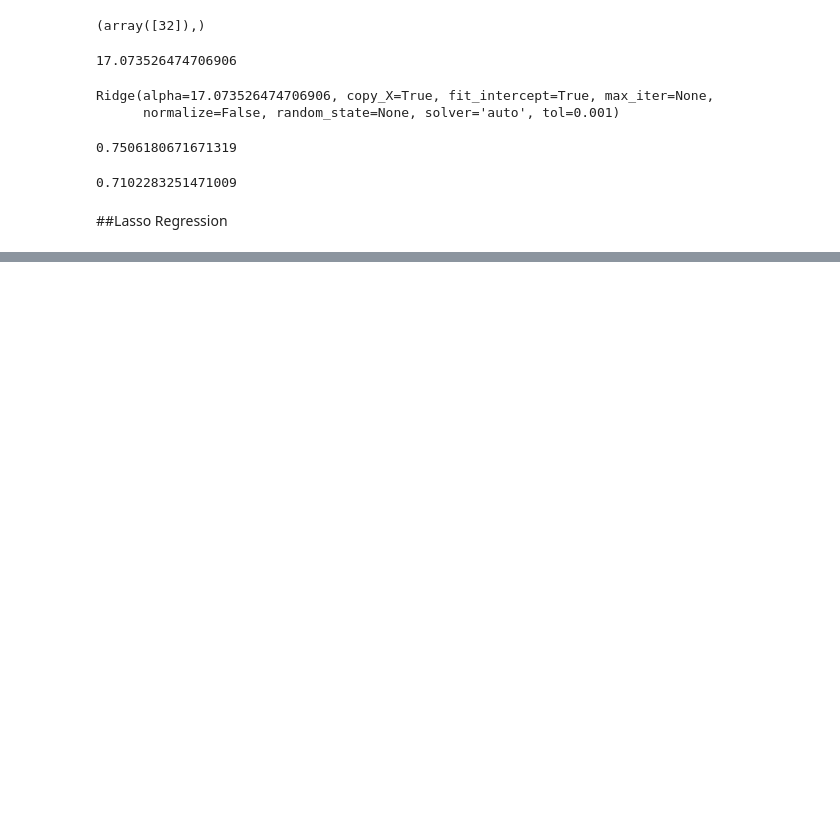
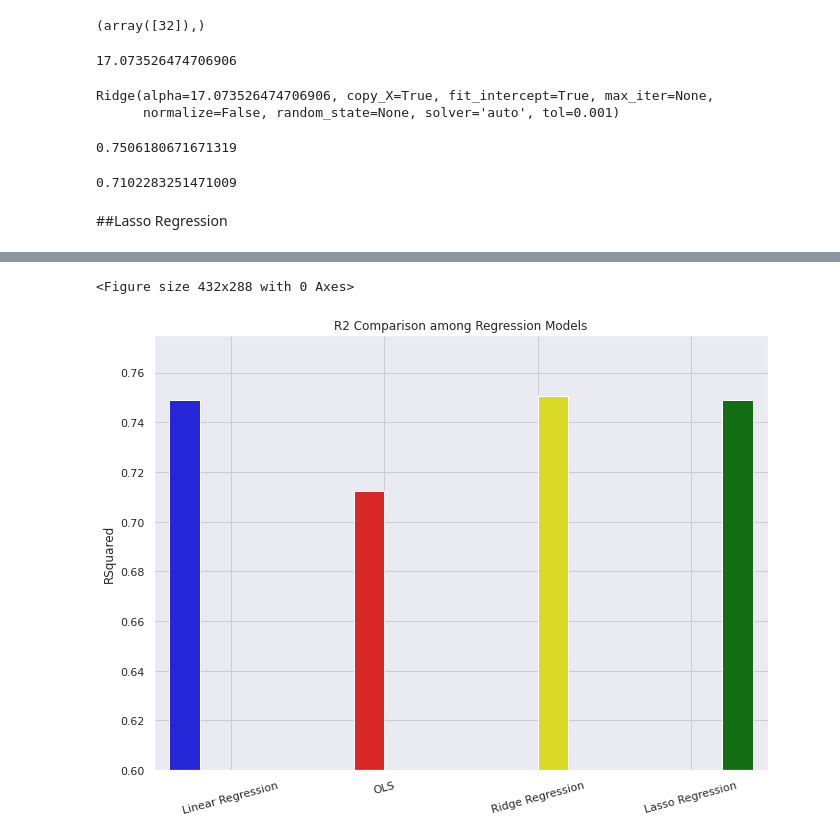
Before and after one commit to AlfredRussel/AML, a Jupyter notebook: House_Price_LinearRegression.ipynb, the cells around one changed output, grey strips where cells are left out. Drawn from its saved outputs; the diff is of its cells as text; code cells hidden in the pictures; blank space fills up the shorter version.

```diff
--- a/House_Price_LinearRegression.ipynb
+++ b/House_Price_LinearRegression.ipynb
@@ -460,0 +517,2 @@ r2_score(y_train, lm_ridge_final.predict(x_train_scaled))
+# %%
+Lasso_R2 = r2_score(y_test, lm_lasso_final.predict(x_test_scaled))
@@ -460,0 +521,7 @@ r2_score(y_train, lm_ridge_final.predict(x_train_scaled))
+# %%
+data = [['Linear Regression', LM_R2],
+        ['OLS', OLS_R2],
+        ['Ridge Regression', Ridge_R2],
+        ['Lasso Regression', Lasso_R2]]
+# %%
+df_R2 = pd.DataFrame(data, columns = ['Model','RSquared'])
@@ -460,0 +536,16 @@ r2_score(y_train, lm_ridge_final.predict(x_train_scaled))
+# %%
+sns.set()
+plt.figure()
+plt.subplots(figsize=(11,8))
+ax = sns.barplot(data=df_R2, x="Model", y="RSquared", hue="Model", palette=['blue', 'red', 'yellow', 'green'], saturation=0.7)
+ax.set_title('R2 Comparison among Regression Models')
+ax.grid(color='#cccccb')
+ax.set_ylabel('RSquared')
+ax.set_xlabel(None)
+ax.set_xticklabels(df_R2["Model"].unique().astype(str), rotation=15)
+ax.get_legend().remove()
+ax.set_ylim(ymin=0.6, ymax=0.775)
+plt.show()
+# %% [output]
+<Figure size 432x288 with 0 Axes>
+[figure, added]
```
Also changed, not shown: parts of 23 cells of this notebook.
